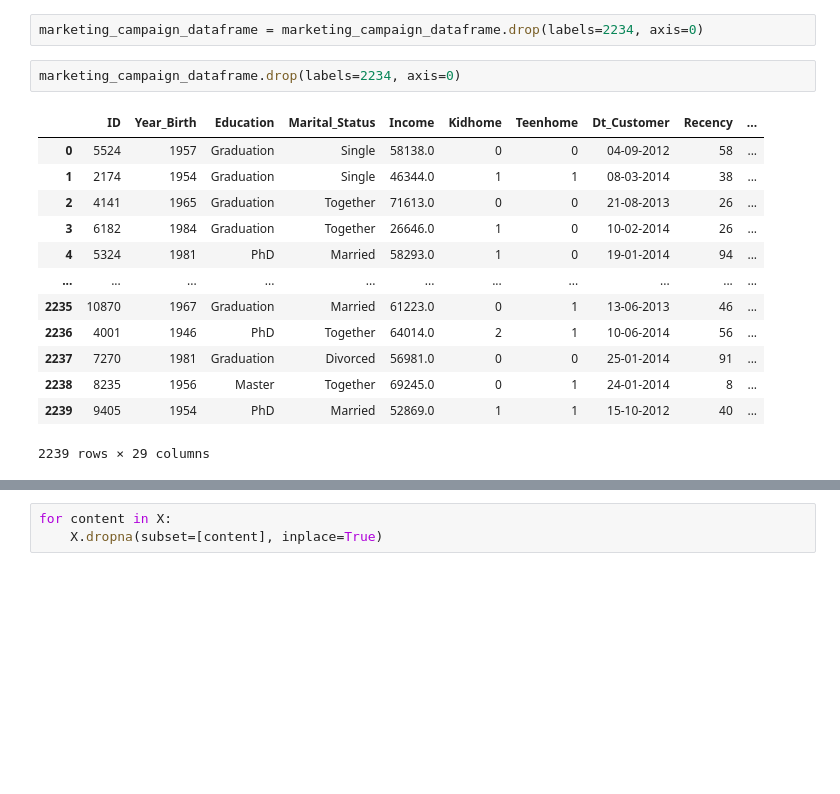
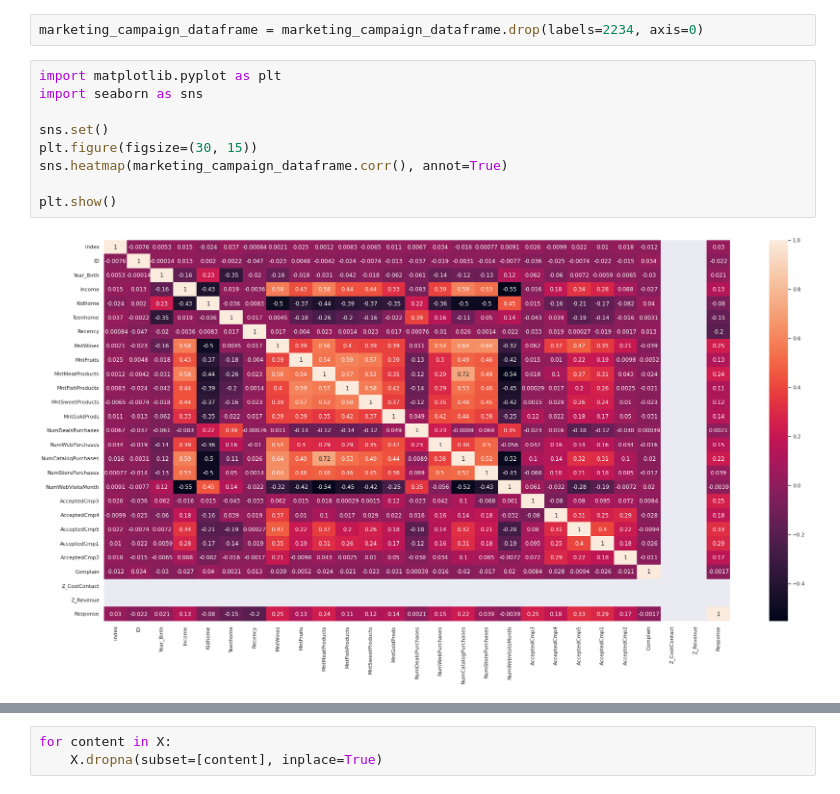
Before and after one commit to mavismmg/MarketingCampaign_Clustering, a Jupyter notebook: Customers_Personality_Analysis.ipynb, the cells around one changed output, grey strips where cells are left out. Saved outputs shown, nothing was run; the diff lists cells and outputs as text; blank space fills up the shorter version.

```diff
--- a/Customers_Personality_Analysis.ipynb
+++ b/Customers_Personality_Analysis.ipynb
@@ -20,21 +20,16 @@ marketing_campaign_dataframe.head()
 # %%
 marketing_campaign_dataframe = marketing_campaign_dataframe.drop(labels=2234, axis=0)
-# %%
-marketing_campaign_dataframe.drop(labels=2234, axis=0)
-# %% [output]
-|  | ID | Year_Birth | Education | Marital_Status | Income | Kidhome | Teenhome | Dt_Customer | Recency | ... |
-| 0 | 5524 | 1957 | Graduation | Single | 58138.0 | 0 | 0 | 04-09-2012 | 58 | ... |
-| 1 | 2174 | 1954 | Graduation | Single | 46344.0 | 1 | 1 | 08-03-2014 | 38 | ... |
-| 2 | 4141 | 1965 | Graduation | Together | 71613.0 | 0 | 0 | 21-08-2013 | 26 | ... |
-| 3 | 6182 | 1984 | Graduation | Together | 26646.0 | 1 | 0 | 10-02-2014 | 26 | ... |
-| 4 | 5324 | 1981 | PhD | Married | 58293.0 | 1 | 0 | 19-01-2014 | 94 | ... |
-| ... | ... | ... | ... | ... | ... | ... | ... | ... | ... | ... |
-| 2235 | 10870 | 1967 | Graduation | Married | 61223.0 | 0 | 1 | 13-06-2013 | 46 | ... |
-| 2236 | 4001 | 1946 | PhD | Together | 64014.0 | 2 | 1 | 10-06-2014 | 56 | ... |
-| 2237 | 7270 | 1981 | Graduation | Divorced | 56981.0 | 0 | 0 | 25-01-2014 | 91 | ... |
-| 2238 | 8235 | 1956 | Master | Together | 69245.0 | 0 | 1 | 24-01-2014 | 8 | ... |
-| 2239 | 9405 | 1954 | PhD | Married | 52869.0 | 1 | 1 | 15-10-2012 | 40 | ... |
-2239 rows × 29 columns
+# %%
+import matplotlib.pyplot as plt
+import seaborn as sns
+
+sns.set()
+plt.figure(figsize=(30, 15))
+sns.heatmap(marketing_campaign_dataframe.corr(), annot=True)
+
+plt.show()
+# %% [output]
+[figure, added]
 # %%
 from sklearn.cluster import KMeans
 
```
Also changed, not shown: parts of 14 cells of this notebook.
